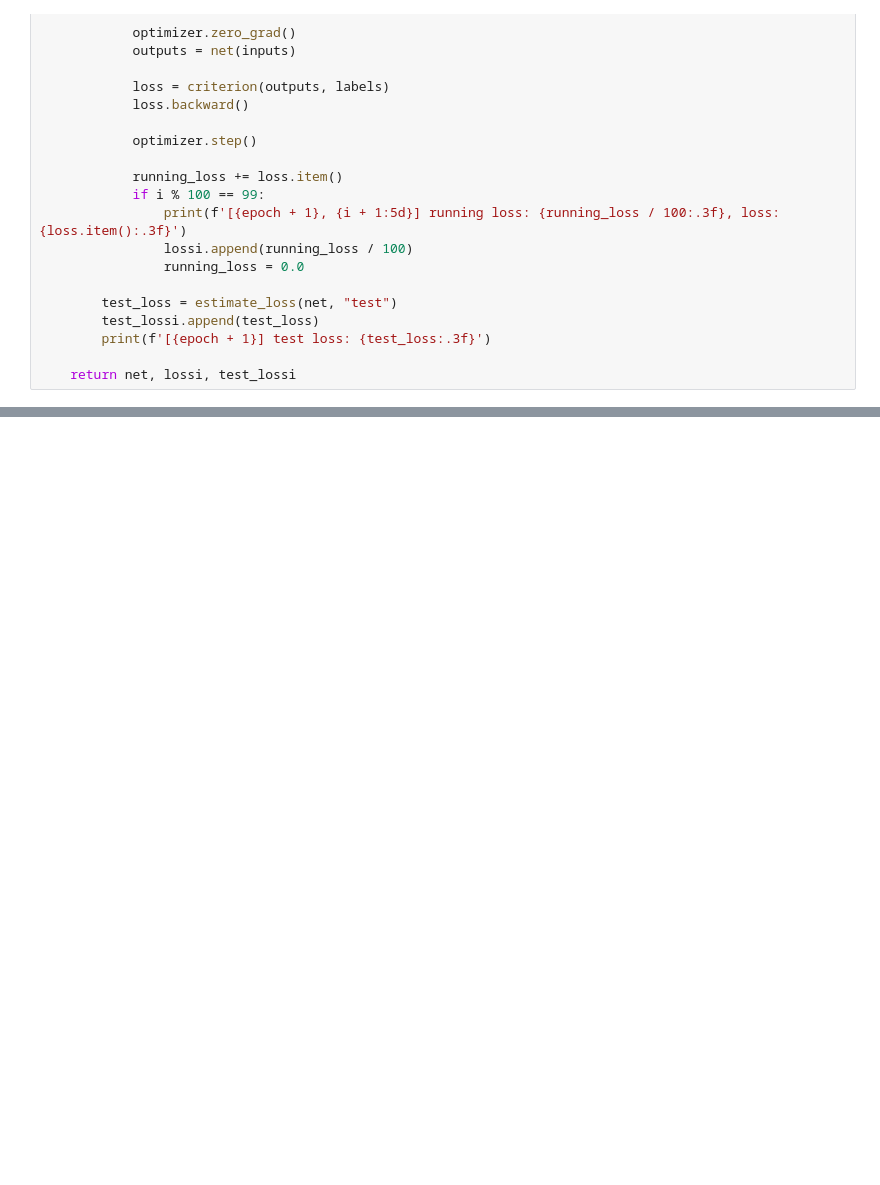
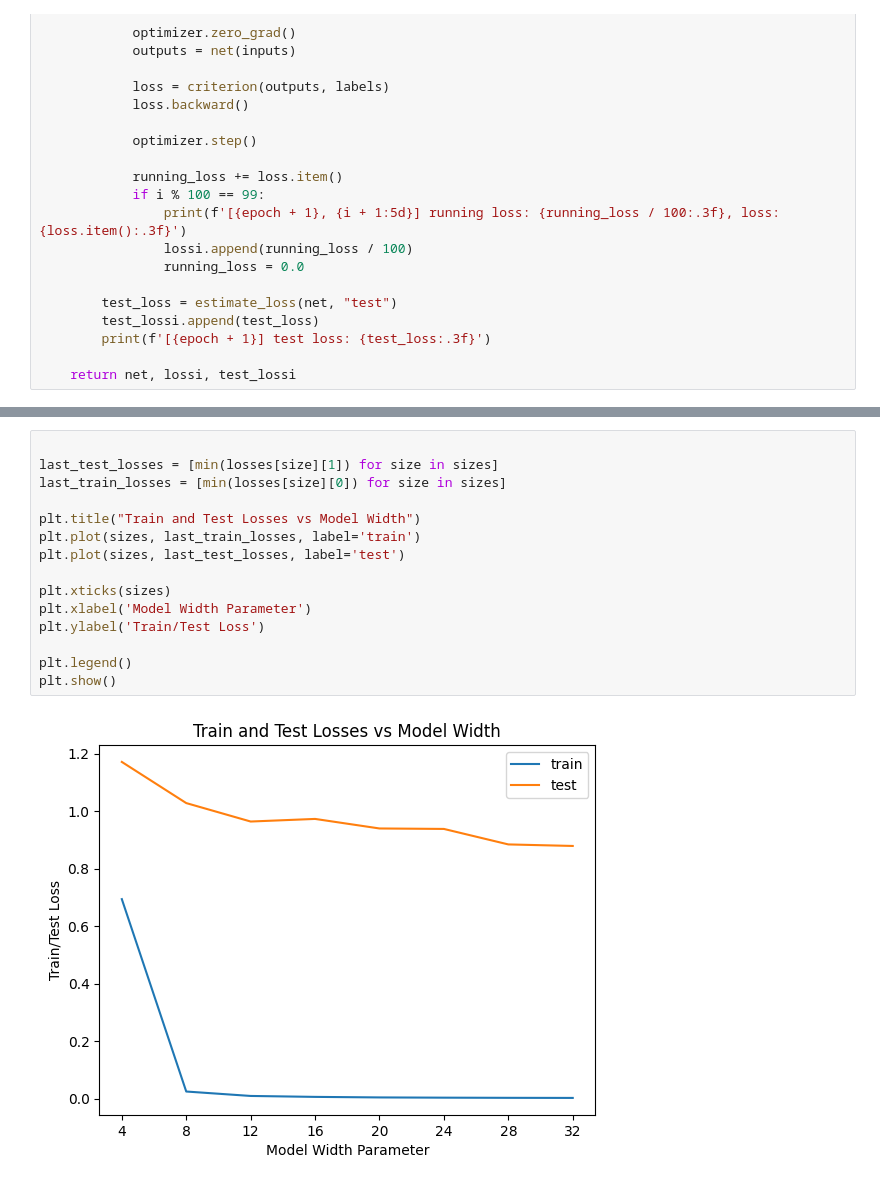
Before and after one commit to EvanChisholm1/double_descent, a Jupyter notebook: train.ipynb, the cells around one changed output, grey strips where cells are left out. Drawn from its saved outputs; the diff is of its cells as text; blank space fills up the shorter version.

```diff
--- a/train.ipynb
+++ b/train.ipynb
@@ -231,0 +240,17 @@ plt.show()
+# %%
+
+last_test_losses = [min(losses[size][1]) for size in sizes]
+last_train_losses = [min(losses[size][0]) for size in sizes]
+
+plt.title("Train and Test Losses vs Model Width")
+plt.plot(sizes, last_train_losses, label='train')
+plt.plot(sizes, last_test_losses, label='test')
+
+plt.xticks(sizes)
+plt.xlabel('Model Width Parameter')
+plt.ylabel('Train/Test Loss')
+
+plt.legend()
+plt.show()
+# %% [output]
+[figure, added]
```
Also changed, not shown: parts of 9 cells of this notebook, 1 other file.
